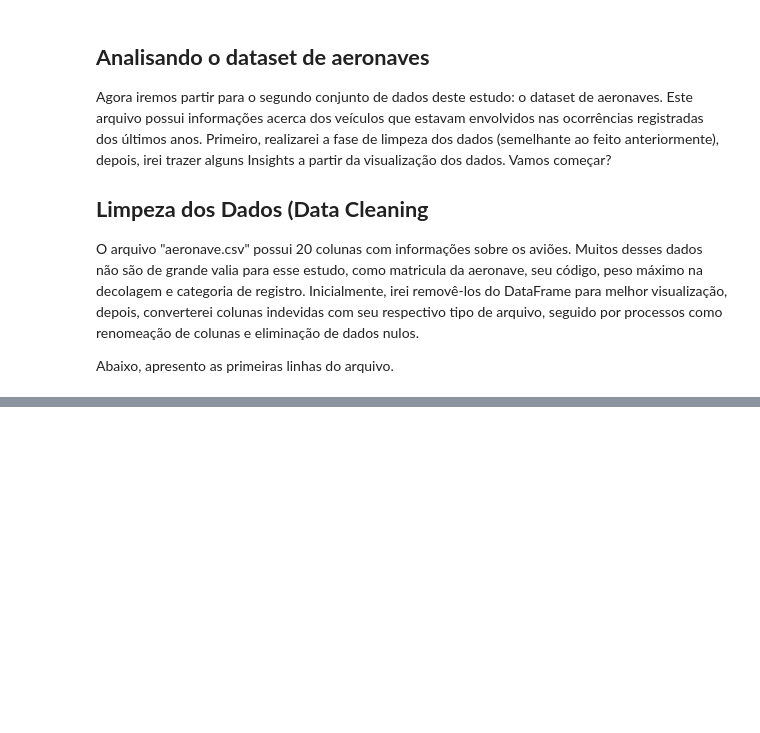
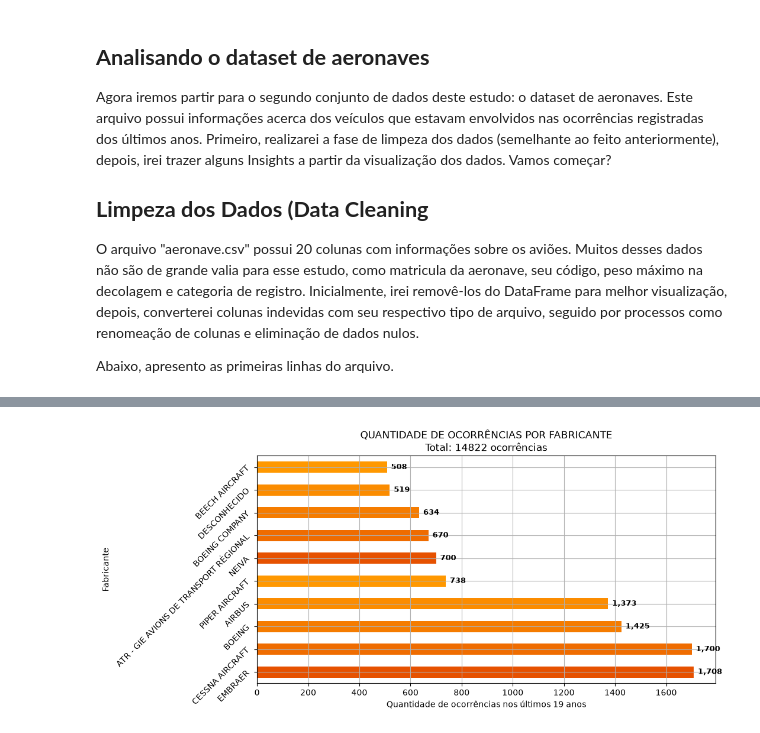
Before and after one commit to italoaraujosantos/analise-acidentes-aerios-brasil, a Jupyter notebook: acidente-incidente.ipynb, the cells around one changed output, grey strips where cells are left out. Saved outputs shown, nothing was run; the diff lists cells and outputs as text; code cells hidden in the pictures; blank space fills up the shorter version.

```diff
--- a/acidente-incidente.ipynb
+++ b/acidente-incidente.ipynb
@@ -383,0 +534,17 @@ aeronave.head(5)
+# %%
+ocorrencias_fabricante = (aeronave.groupby('Fabricante')['Contagem'].sum().sort_values(ascending = False)
+                          .head(10).plot(kind='barh', figsize=(10,5), color=random.choice(colors), grid=True))
+
+for barra in ocorrencias_fabricante.patches:
+    valor = barra.get_width()
+
+    ocorrencias_fabricante.annotate(f'{valor:,.0f}',
+        (valor,barra.get_y() + barra.get_height() / 2),
+        xytext=(5, 0), textcoords='offset points',ha='left',va='center',fontsize=9,fontweight='bold')
+
+plt.title('QUANTIDADE DE OCORRÊNCIAS POR FABRICANTE\nTotal: ' + str(aeronave['Contagem'].sum()) + ' ocorrências')
+plt.xlabel('Quantidade de ocorrências nos últimos 19 anos')
+plt.yticks(rotation=45)
+plt.show()
+# %% [output]
+[figure, added]
```
Also changed, not shown: parts of 41 cells of this notebook.
